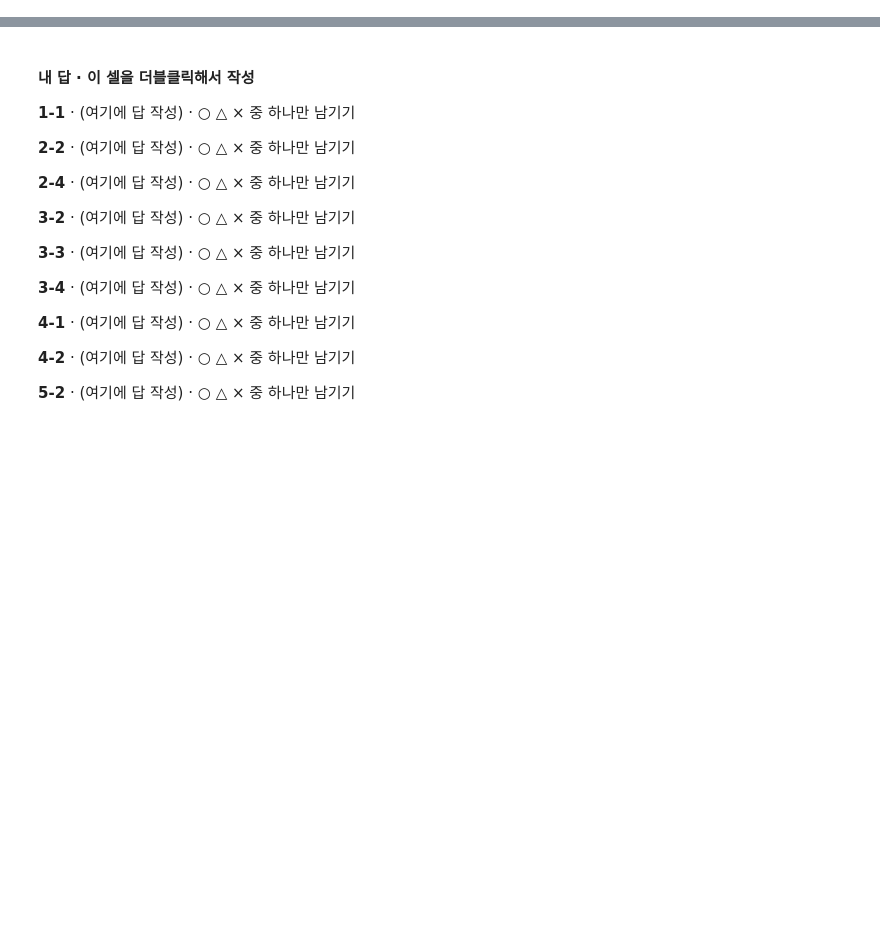
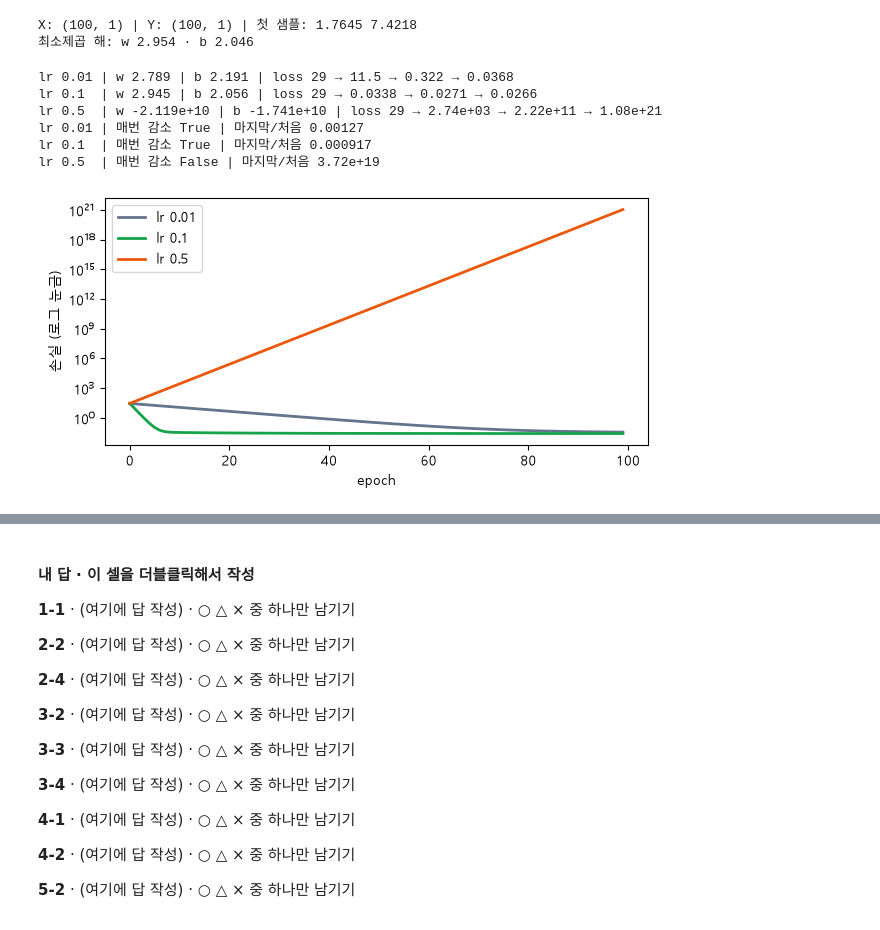
Before and after one commit to lee-da-gyo/ml-dl-study, a Jupyter notebook: 기초 문법 정리/06_딥러닝기초·PyTorch/딥러닝기초-1_텐서·경사하강(완성본).ipynb, the cells around one changed output, grey strips where cells are left out. Cells and saved outputs as stored; diff of their text form; code cells hidden in the pictures; blank space fills up the shorter version.

Commit message:
06_딥러닝기초·PyTorch -1: 형식 v2.1로 다시 만듦 (학습 목표 · 지도 · 장마다 그림 · 학습 한 바퀴 순환 그림 · 섹션당 표 1개 · 불릿 · 오른쪽 주석 · 마무리 · 부록)
Co-Authored-By: Claude Opus 5.5 <noreply@anthropic.com>

```diff
--- a/기초 문법 정리/06_딥러닝기초·PyTorch/딥러닝기초-1_텐서·경사하강(완성본).ipynb
+++ b/기초 문법 정리/06_딥러닝기초·PyTorch/딥러닝기초-1_텐서·경사하강(완성본).ipynb
@@ -3454,0 +2519,76 @@ for epoch in range(100):
+# %%
+# 1단계: 데이터 y = 3x + 2 + 잡음 (CPU에서 seed 고정으로 만든 뒤 이동)
+torch.manual_seed(42)                                # 같은 데이터를 매번
+X = torch.rand(100, 1) * 2                           # 0 ~ 2 사이 100개, (100, 1)
+Y = 3 * X + 2 + 0.2 * torch.randn(100, 1)            # 정답 규칙 + 작은 잡음
+X, Y = X.to(device), Y.to(device)                    # 만든 뒤 장치로 → CPU · GPU 같은 데이터
+print("X:", tuple(X.shape), "| Y:", tuple(Y.shape),  # 모양 · 첫 샘플
+      "| 첫 샘플:", round(X[0, 0].item(), 4), round(Y[0, 0].item(), 4))
+
+
+# 2단계: 경사하강 함수 (학습률만 바꿔 같은 조건으로 비교)
+def train(lr, epochs=100):                                 # 학습률만 바꿔 같은 조건
+    w = torch.zeros(1, requires_grad=True, device=device)  # 시작값 0
+    b = torch.zeros(1, requires_grad=True, device=device)  # b도 0 · 같은 장치
+    history = []                                           # epoch마다 손실 기록
+    for epoch in range(epochs):                            # 100번 반복
+        pred = X * w + b                                   # (100, 1) 예측
+        loss = F.mse_loss(pred, Y)                         # shape가 같아야 1:1 비교
+        history.append(loss.item())                        # 텐서가 아니라 숫자로
+        loss.backward()                                    # 기울기 계산
+        with torch.no_grad():                              # 업데이트
+            w -= lr * w.grad                               # 기울기 반대 방향
+            b -= lr * b.grad                               # b도 같은 규칙
+        w.grad.zero_()                                     # 비우기
+        b.grad.zero_()                                     # b도 비움
+    return w.item(), b.item(), history                     # 도착점 · 경로
+
+
+# 3단계: 도착해야 할 곳 = 최소제곱 해 (식으로 바로 푼 답)
+A = torch.cat([X, torch.ones_like(X)], dim=1)    # (100, 2) = [x, 1]
+best = torch.linalg.solve(A.T @ A, A.T @ Y)      # (2, 1) = [w, b]
+print(f"최소제곱 해: w {best[0, 0].item():.3f}"  # 경사하강의 목표
+      f" · b {best[1, 0].item():.3f}")
+# %% [output]
+X: (100, 1) | Y: (100, 1) | 첫 샘플: 1.7645 7.4218
+최소제곱 해: w 2.954 · b 2.046
+# %%
+# 4단계: 학습률 3가지 · 같은 데이터 · 같은 시작값 · 100번
+results = {}                                                            # 학습률 → 손실 경로
+for lr in [0.01, 0.1, 0.5]:                                             # 작음 · 적절 · 큼
+    w_end, b_end, hist = train(lr)                                      # 같은 조건으로 학습
+    results[lr] = hist                                                  # 그래프용으로 보관
+    path = " → ".join(f"{hist[e]:.3g}" for e in [0, 10, 50, 99])        # 경로 중 4점
+    print(f"lr {lr:<4} | w {w_end:.4g} | b {b_end:.4g} | loss {path}")  # 도착점 · 경로
+
+
+# 5단계: 경로 판정 (매번 줄었나 · 처음 대비 얼마나 남았나)
+for lr, hist in results.items():                        # 학습률마다 판정
+    down = all(n <= p for p, n in zip(hist, hist[1:]))  # 매번 줄었나
+    print(f"lr {lr:<4} | 매번 감소 {down}"              # 판정 결과
+          f" | 마지막/처음 {hist[-1] / hist[0]:.3g}")
+# %% [output]
+lr 0.01 | w 2.789 | b 2.191 | loss 29 → 11.5 → 0.322 → 0.0368
+lr 0.1  | w 2.945 | b 2.056 | loss 29 → 0.0338 → 0.0271 → 0.0266
+lr 0.5  | w -2.119e+10 | b -1.741e+10 | loss 29 → 2.74e+03 → 2.22e+11 → 1.08e+21
+lr 0.01 | 매번 감소 True | 마지막/처음 0.00127
+lr 0.1  | 매번 감소 True | 마지막/처음 0.000917
+lr 0.5  | 매번 감소 False | 마지막/처음 3.72e+19
+# %%
+# 6단계: 학습률별 손실 경로 그래프 (발산이 함께 보이도록 로그 눈금)
+import matplotlib.pyplot as plt                # 그래프
+plt.rcParams["font.family"] = "Malgun Gothic"  # 한글 글꼴
+plt.rcParams["axes.unicode_minus"] = False     # 음수 기호 깨짐 방지
+plt.rcParams["font.size"] = 10                 # 본문 10pt
+
+colors = {0.01: "#64748b", 0.1: "#16a34a", 0.5: "#ea580c"}   # 느림 회색 · 적절 초록 · 발산 주황
+fig, ax = plt.subplots(figsize=(7, 3.2))                     # 그림 한 장
+for lr, hist in results.items():                             # 학습률마다 선 하나
+    ax.plot(hist, color=colors[lr], lw=2, label=f"lr {lr}")  # epoch별 손실
+ax.set_yscale("log")                                         # 0.03과 1e+21을 한 그림에
+ax.set_xlabel("epoch")                                       # 가로축
+ax.set_ylabel("손실 (로그 눈금)")                            # 세로축
+ax.legend(loc="upper left")                                  # 범례
+plt.show()                                                   # 그리기
+# %% [output]
+[figure, added]
```
Also changed, not shown: parts of 212 cells of this notebook, 11 other files.
